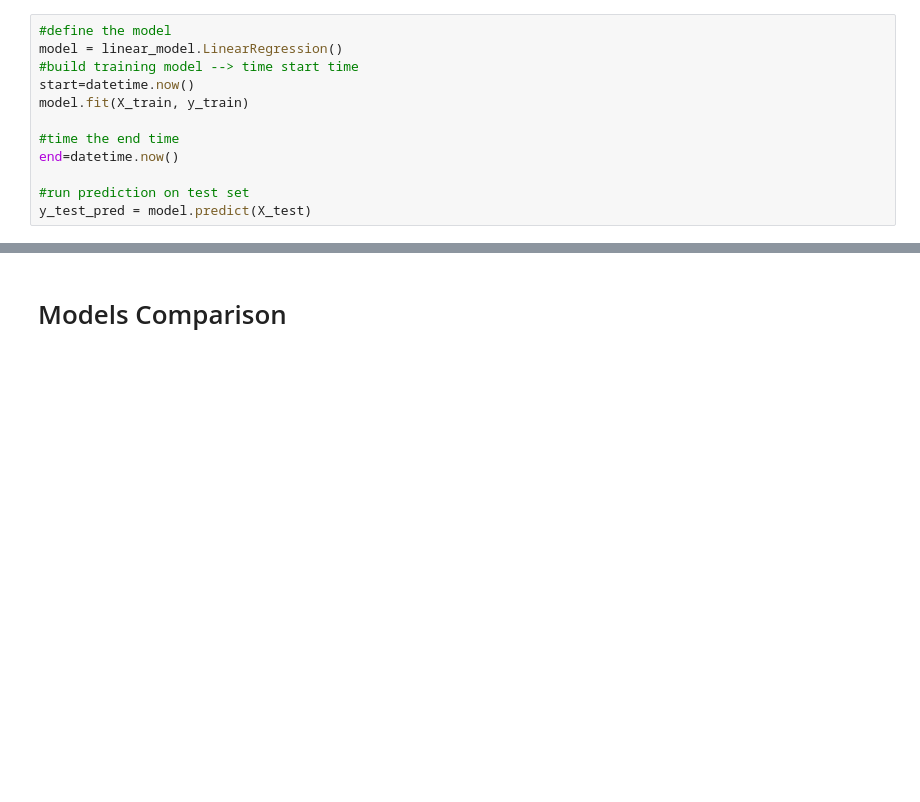
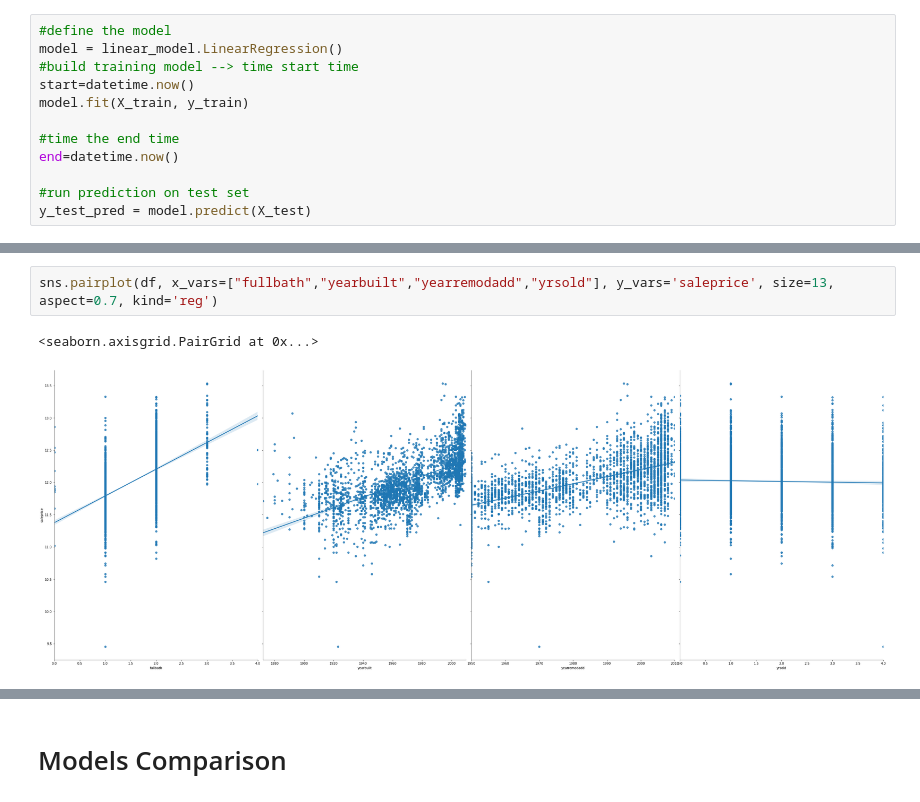
Before and after one commit to yajingran/group_2_final_project, a Jupyter notebook: Machine Leaning Model - House Price Prediction.ipynb, the cells around one changed output, grey strips where cells are left out. Drawn from its saved outputs; the diff is of its cells as text; blank space fills up the shorter version.

```diff
--- a/Machine Leaning Model - House Price Prediction.ipynb
+++ b/Machine Leaning Model - House Price Prediction.ipynb
@@ -430,0 +422,5 @@ sns.pairplot(df, x_vars=["total_area","overallqual","grlivarea", "garagecars","g
+# %%
+sns.pairplot(df, x_vars=["fullbath","yearbuilt","yearremodadd","yrsold"], y_vars='saleprice', size=13, aspect=0.7, kind='reg')
+# %% [output]
+<seaborn.axisgrid.PairGrid at 0x...>
+[figure, added]
```
Also changed, not shown: parts of 25 cells of this notebook, 2 other files.
